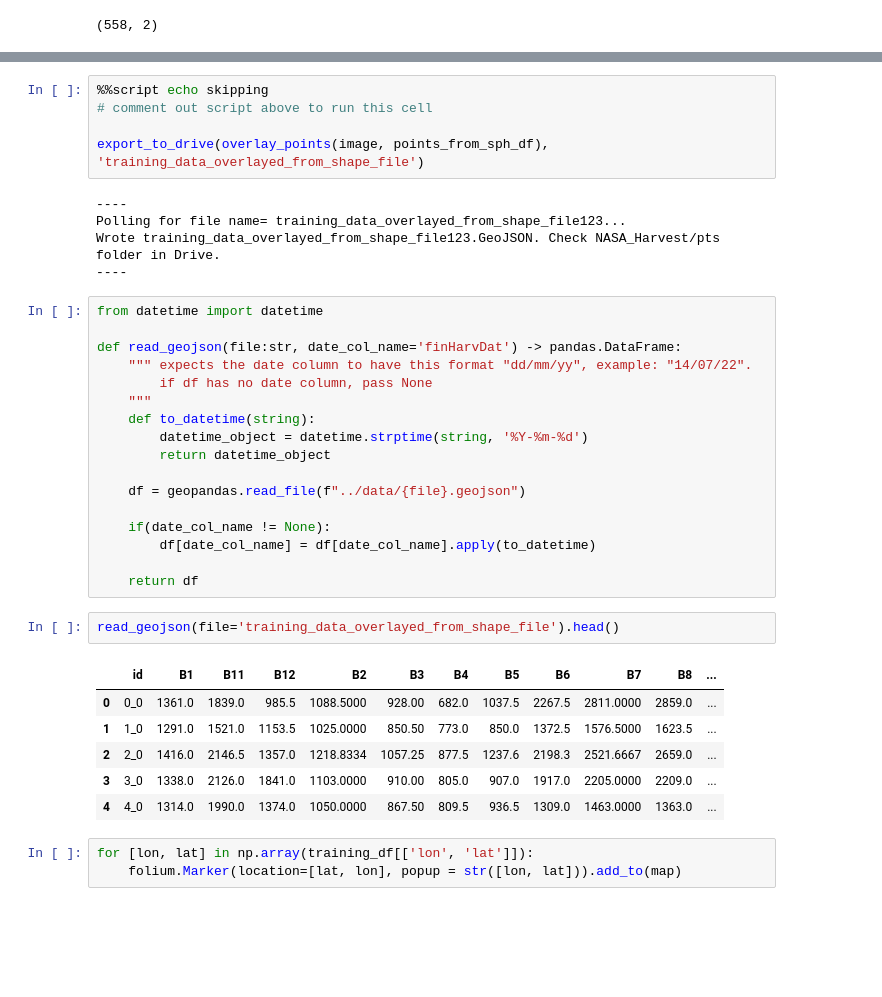
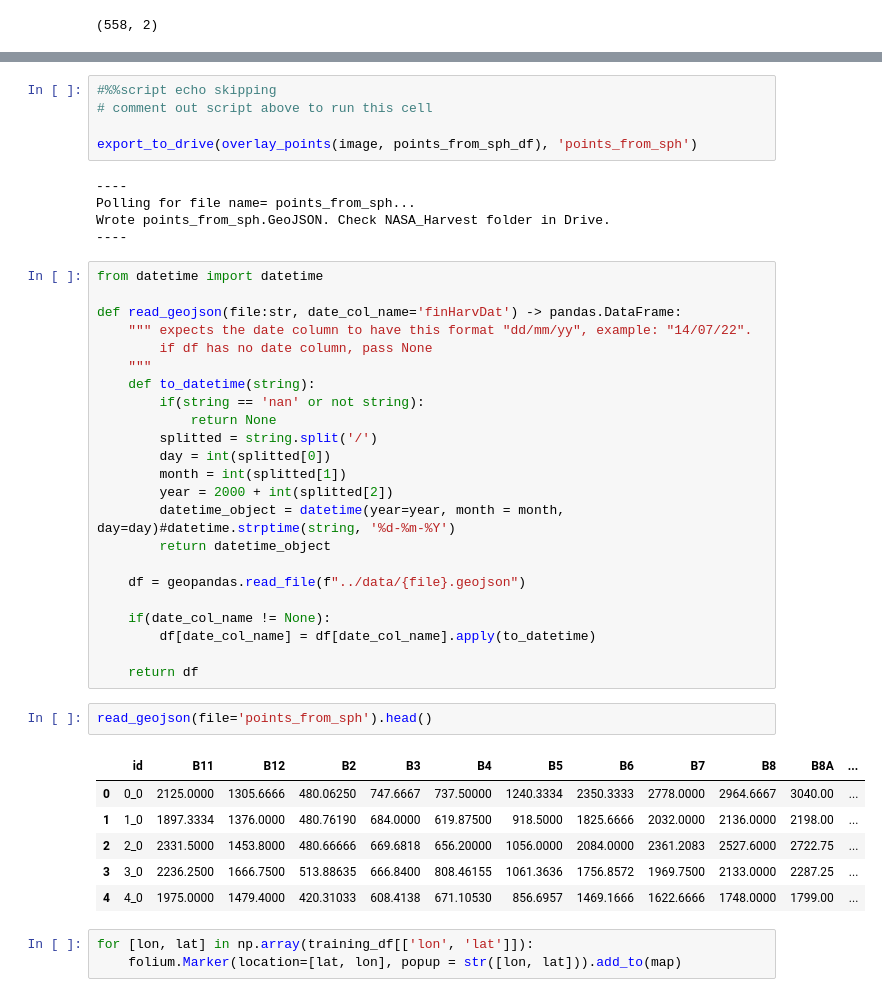
Before and after one commit to ta0a2000t/NASA_Harvest_repo, a Jupyter notebook: Harvest_Event_Detec/harvest_event_detec/sandbox.ipynb, the cells around one changed output, grey strips where cells are left out. Cells and saved outputs as stored; diff of their text form; blank space fills up the shorter version.

Commit message:
Data Is Ready
Merged the 16 samples (from 17 images in 2022) into one big pandas df.

```diff
--- a/Harvest_Event_Detec/harvest_event_detec/sandbox.ipynb
+++ b/Harvest_Event_Detec/harvest_event_detec/sandbox.ipynb
@@ -191,14 +196,14 @@ def export_to_drive(fc: ee.FeatureCollection, file:str, folder:str="NASA_Harvest
   print(f'Wrote {file}.GeoJSON. Check {folder} folder in Drive.')
   print('----')
 # %%
-%%script echo skipping
+#%%script echo skipping
 # comment out script above to run this cell
 
-export_to_drive(overlay_points(image, points_from_sph_df), 'training_data_overlayed_from_shape_file')
+export_to_drive(overlay_points(image, points_from_sph_df), 'points_from_sph')
 # %% [output]
 ----
-Polling for file name= training_data_overlayed_from_shape_file123...
-Wrote training_data_overlayed_from_shape_file123.GeoJSON. Check NASA_Harvest/pts folder in Drive.
+Polling for file name= points_from_sph...
+Wrote points_from_sph.GeoJSON. Check NASA_Harvest folder in Drive.
 ----
 # %%
 from datetime import datetime
@@ -208,7 +213,13 @@ def read_geojson(file:str, date_col_name='finHarvDat') -> pandas.DataFrame:
         if df has no date column, pass None
     """
     def to_datetime(string):
-        datetime_object = datetime.strptime(string, '%Y-%m-%d')
+        if(string == 'nan' or not string):
+            return None
+        splitted = string.split('/')
+        day = int(splitted[0])
+        month = int(splitted[1])
+        year = 2000 + int(splitted[2])
+        datetime_object = datetime(year=year, month = month, day=day)#datetime.strptime(string, '%d-%m-%Y')
         return datetime_object
 
     df = geopandas.read_file(f"../data/{file}.geojson")
@@ -218,14 +229,14 @@ def read_geojson(file:str, date_col_name='finHarvDat') -> pandas.DataFrame:
 
     return df
 # %%
-read_geojson(file='training_data_overlayed_from_shape_file').head()
+read_geojson(file='points_from_sph').head()
 # %% [output]
-|  | id | B1 | B11 | B12 | B2 | B3 | B4 | B5 | B6 | B7 | B8 | ... |
-| 0 | 0_0 | 1361.0 | 1839.0 | 985.5 | 1088.5000 | 928.00 | 682.0 | 1037.5 | 2267.5 | 2811.0000 | 2859.0 | ... |
-| 1 | 1_0 | 1291.0 | 1521.0 | 1153.5 | 1025.0000 | 850.50 | 773.0 | 850.0 | 1372.5 | 1576.5000 | 1623.5 | ... |
-| 2 | 2_0 | 1416.0 | 2146.5 | 1357.0 | 1218.8334 | 1057.25 | 877.5 | 1237.6 | 2198.3 | 2521.6667 | 2659.0 | ... |
-| 3 | 3_0 | 1338.0 | 2126.0 | 1841.0 | 1103.0000 | 910.00 | 805.0 | 907.0 | 1917.0 | 2205.0000 | 2209.0 | ... |
-| 4 | 4_0 | 1314.0 | 1990.0 | 1374.0 | 1050.0000 | 867.50 | 809.5 | 936.5 | 1309.0 | 1463.0000 | 1363.0 | ... |
+|  | id | B11 | B12 | B2 | B3 | B4 | B5 | B6 | B7 | B8 | B8A | ... |
+| 0 | 0_0 | 2125.0000 | 1305.6666 | 480.06250 | 747.6667 | 737.50000 | 1240.3334 | 2350.3333 | 2778.0000 | 2964.6667 | 3040.00 | ... |
+| 1 | 1_0 | 1897.3334 | 1376.0000 | 480.76190 | 684.0000 | 619.87500 | 918.5000 | 1825.6666 | 2032.0000 | 2136.0000 | 2198.00 | ... |
+| 2 | 2_0 | 2331.5000 | 1453.8000 | 480.66666 | 669.6818 | 656.20000 | 1056.0000 | 2084.0000 | 2361.2083 | 2527.6000 | 2722.75 | ... |
+| 3 | 3_0 | 2236.2500 | 1666.7500 | 513.88635 | 666.8400 | 808.46155 | 1061.3636 | 1756.8572 | 1969.7500 | 2133.0000 | 2287.25 | ... |
+| 4 | 4_0 | 1975.0000 | 1479.4000 | 420.31033 | 608.4138 | 671.10530 | 856.6957 | 1469.1666 | 1622.6666 | 1748.0000 | 1799.00 | ... |
 # %%
 for [lon, lat] in np.array(training_df[['lon', 'lat']]):
     folium.Marker(location=[lat, lon], popup = str([lon, lat])).add_to(map)
```
Also changed, not shown: parts of 13 cells of this notebook, 23 other files.
